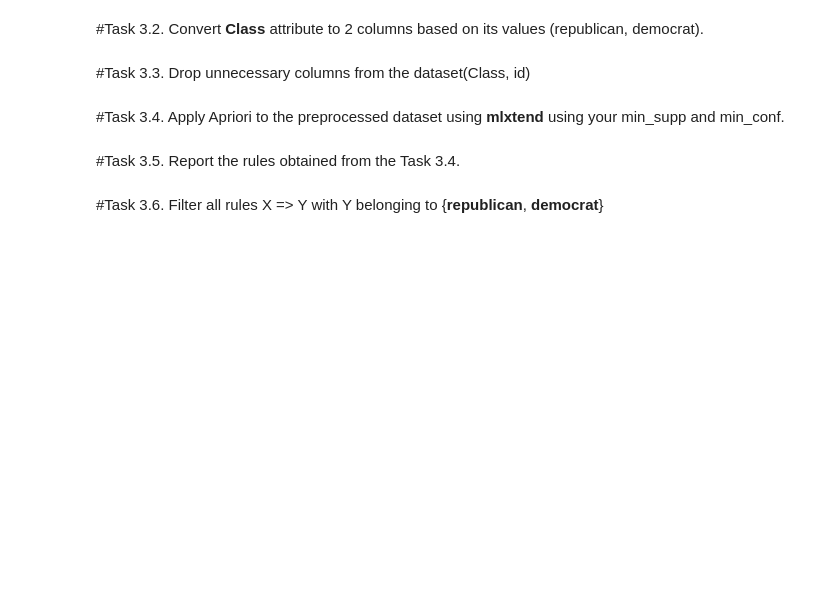
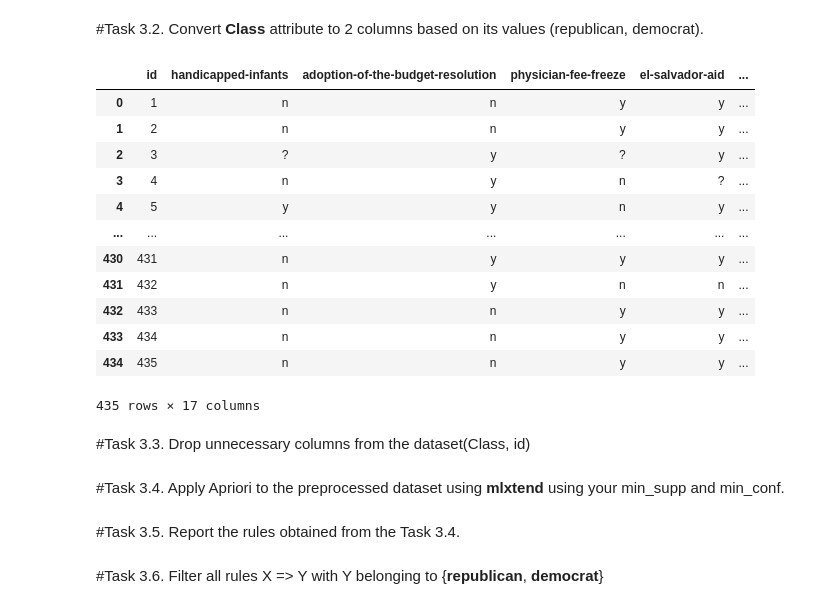
Before and after one commit to PhamTienLoc/Lab_DM, a Jupyter notebook: Lab_3_21130429_PhamTienLoc.ipynb, the cells around one changed output. Cells and saved outputs as stored; diff of their text form; code cells hidden in the pictures; blank space fills up the shorter version.

```diff
--- a/Lab_3_21130429_PhamTienLoc.ipynb
+++ b/Lab_3_21130429_PhamTienLoc.ipynb
@@ -139,2 +204,21 @@ ds3
+# %%
+#code
+data = pd.get_dummies(data, columns=['Class'], prefix='', prefix_sep='', drop_first=False)
+data.replace({True: 'y', False: 'n'}, inplace=True)
+data
+# %% [output]
+|  | id | handicapped-infants | adoption-of-the-budget-resolution | physician-fee-freeze | el-salvador-aid | ... |
+| 0 | 1 | n | n | y | y | ... |
+| 1 | 2 | n | n | y | y | ... |
+| 2 | 3 | ? | y | ? | y | ... |
+| 3 | 4 | n | y | n | ? | ... |
+| 4 | 5 | y | y | n | y | ... |
+| ... | ... | ... | ... | ... | ... | ... |
+| 430 | 431 | n | y | y | y | ... |
+| 431 | 432 | n | y | n | n | ... |
+| 432 | 433 | n | n | y | y | ... |
+| 433 | 434 | n | n | y | y | ... |
+| 434 | 435 | n | n | y | y | ... |
+435 rows × 17 columns
 # %% [markdown]
 #Task 3.3. Drop unnecessary columns from the dataset(Class, id)
```
Also changed, not shown: parts of 17 cells of this notebook.
